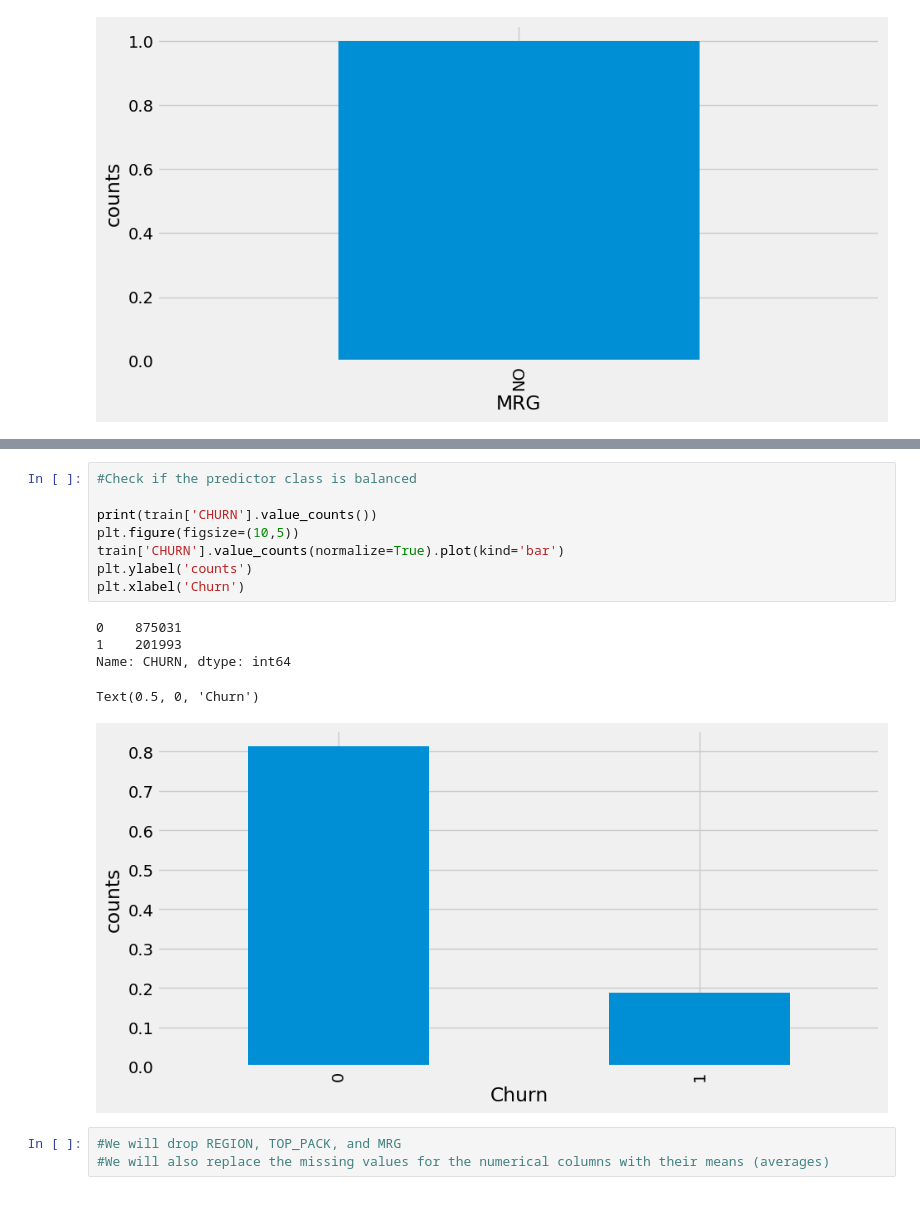
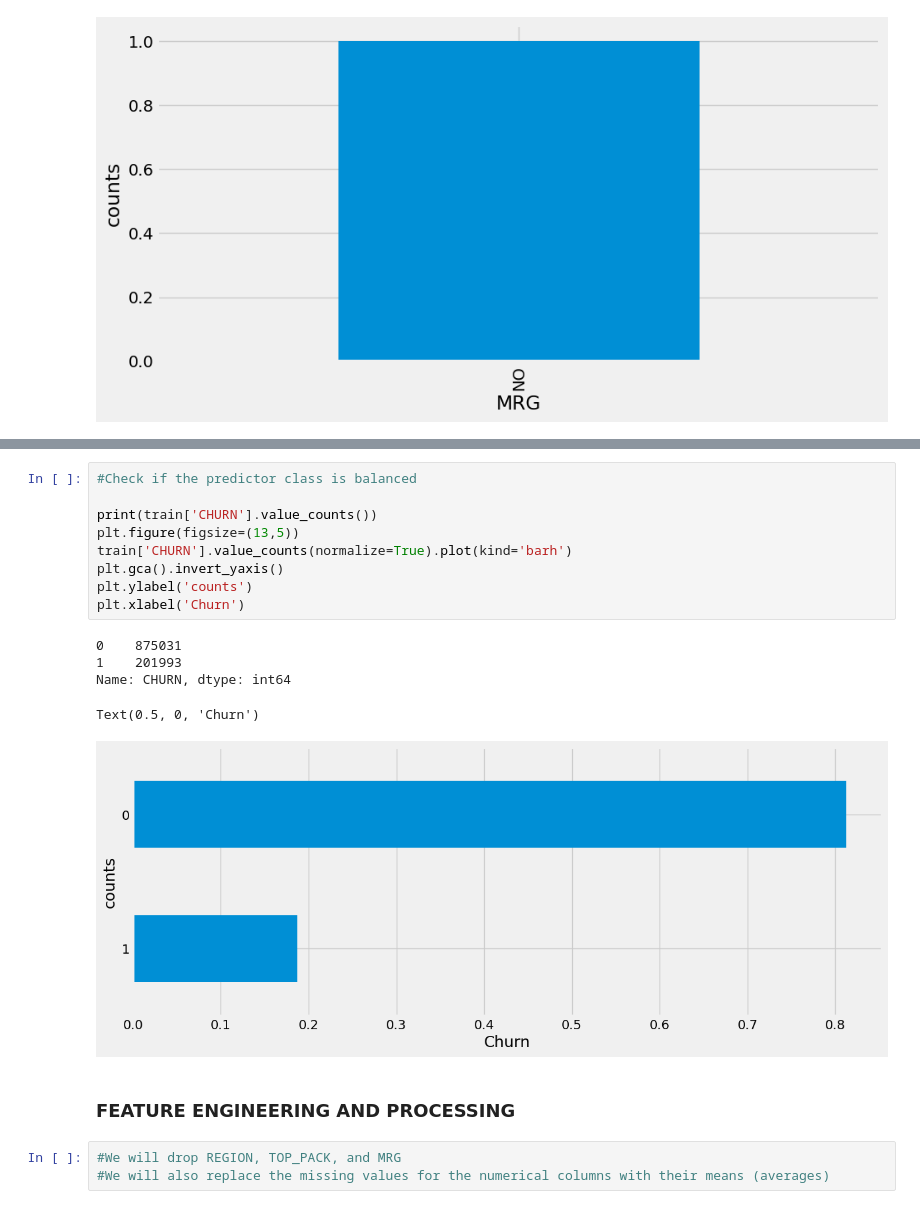
Before and after one commit to elvis-darko/Team_Zurich_Capstone_Project, a Jupyter notebook: Assets/dev/customer_churn_predict_TeamZurich.ipynb, the cells around one changed output, grey strips where cells are left out. Cells and saved outputs as stored; diff of their text form.

```diff
--- a/Assets/dev/customer_churn_predict_TeamZurich.ipynb
+++ b/Assets/dev/customer_churn_predict_TeamZurich.ipynb
@@ -352,17 +355,20 @@ Text(0.5, 0, 'TOP_PACK')
 # %%
 #Check if the predictor class is balanced
 
 print(train['CHURN'].value_counts())
-plt.figure(figsize=(10,5))
-train['CHURN'].value_counts(normalize=True).plot(kind='bar')
+plt.figure(figsize=(13,5))
+train['CHURN'].value_counts(normalize=True).plot(kind='barh')
+plt.gca().invert_yaxis()
 plt.ylabel('counts')
 plt.xlabel('Churn')
 # %% [output]
 0    875031
 1    201993
 Name: CHURN, dtype: int64
 Text(0.5, 0, 'Churn')
-[figure, old version]
+[figure, new version]
+# %% [markdown]
+### FEATURE ENGINEERING AND PROCESSING
 # %%
 #We will drop REGION, TOP_PACK, and MRG
 #We will also replace the missing values for the numerical columns with their means (averages)
```
Also changed, not shown: parts of 4 cells of this notebook.
